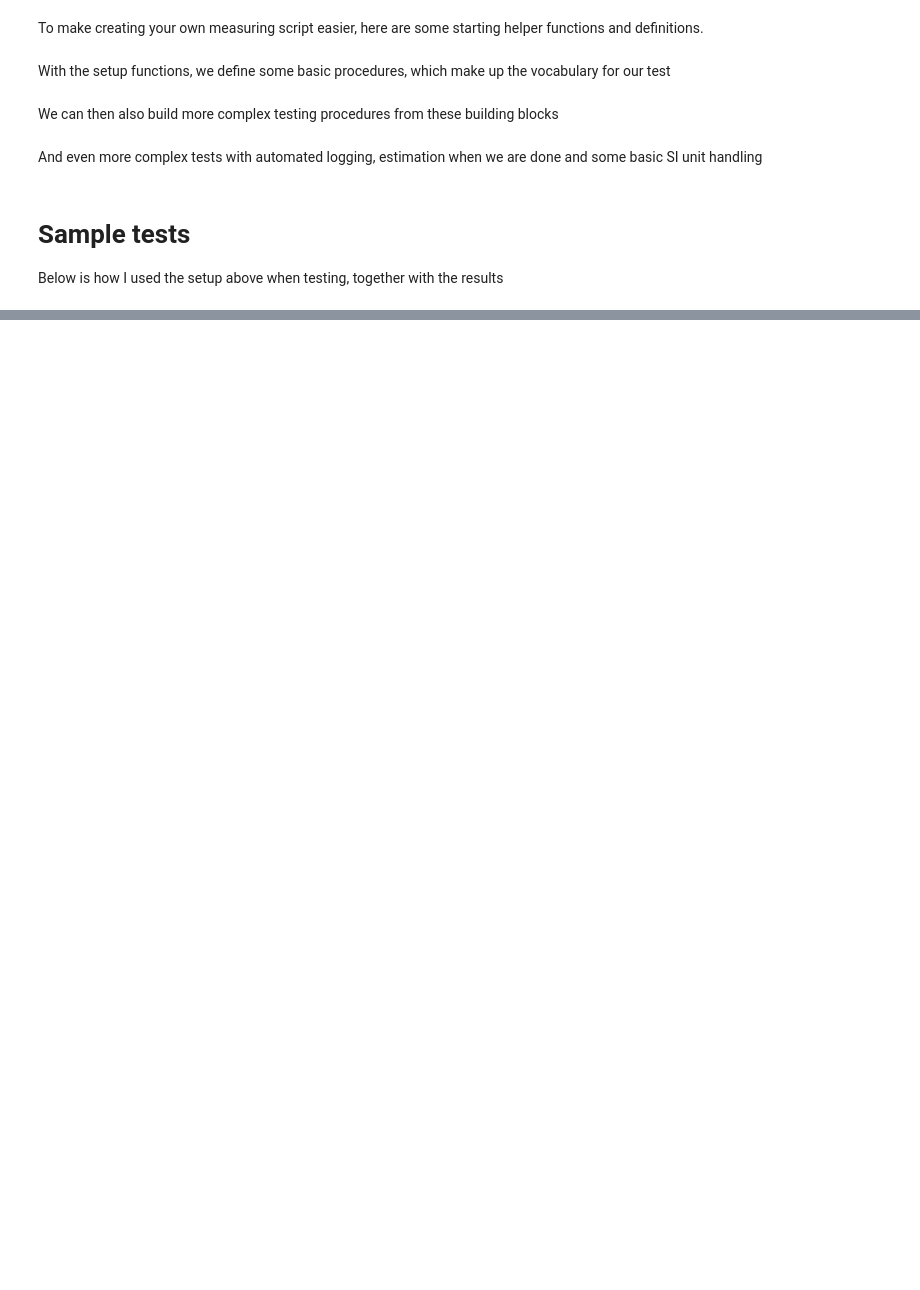
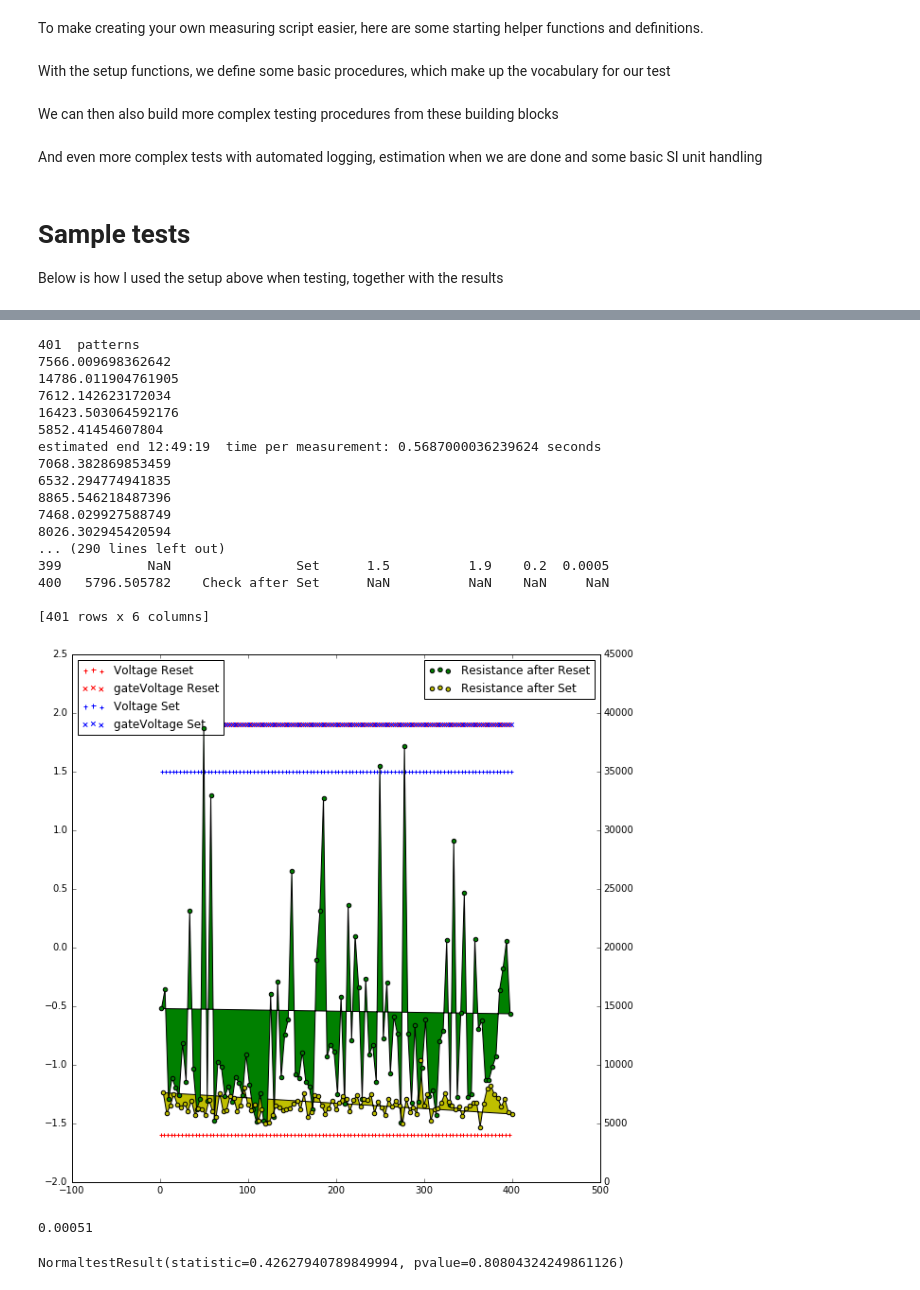
Before and after one commit to igor-krawczuk/agilentpyvisa, a Jupyter notebook: TestingToolbox.ipynb, the cells around one changed output, grey strips where cells are left out. Cells and saved outputs as stored; diff of their text form; code cells hidden in the pictures; blank space fills up the shorter version.

```diff
--- a/TestingToolbox.ipynb
+++ b/TestingToolbox.ipynb
@@ -481,0 +604,72 @@ grps[['postSet',]].var().plot(figsize=[10,5])
+# %%
+#baseV = ( i*1 for i in (-2800,1000))  #mV
+
+baseV =  (-1.6,1.5)  #mV
+
+basegate=1.9 #mV
+basewidth=1000e-6  #us
+
+r,s=baseV
+
+
+gate_perc=list(zip(np.ones(50),np.ones(50)))
+
+vP=len(gate_perc)*[(1,1)]
+widths=[(1000e-6,500e-6)]*len(gate_perc)
+slopes =len(gate_perc)* [(0.2,0.2)]
+
+
+job_pattern=get_pyramid_pattern(baseGateVoltages=(basegate,basegate),baseVoltages=baseV,
+                                gatePercentages=gate_perc,voltagePercentages=vP,slopes=slopes,widths=widths,
+                               checkR_every=1 )
+
+print(len(job_pattern)," patterns")
+
+
+
+
+
+
+
+
+
+if 1:
+    job_done=consume_patterns(job_pattern,10,print_check=True)
+    rdf=parse_job_results(job_done)
+    rdf.to_csv("{}_pyramid.csv".format( datetime.now().strftime('%Y-%m-%d_%H-%M-%S')))
+    print(rdf)
+    plot_pattern_results(rdf,fill=True)
+# %% [output]
+401  patterns
+7566.009698362642
+14786.011904761905
+7612.142623172034
+16423.503064592176
+5852.41454607804
+estimated end 12:49:19  time per measurement: 0.5687000036239624 seconds
+7068.382869853459
+6532.294774941835
+8865.546218487396
+7468.029927588749
+8026.302945420594
+... (290 lines left out)
+399           NaN                Set      1.5          1.9    0.2  0.0005
+400   5796.505782    Check after Set      NaN          NaN    NaN     NaN
+
+[401 rows x 6 columns]
+[figure, added]
+# %%
+def reset_pulse_energy_estimate(peak,width,slope,lrs_res=2e3,hrs_res=15e3):
+    lrs_energy=(0.5*slope+(0.5-slope))*width*peak*peak/lrs_res
+    hrs_energy=(0.5*slope+(0.5-slope))*width*peak*peak/hrs_res
+    return lrs_energy+hrs_energy
+reset_pulse_energy_estimate(-1.5,1,0.2)
+# %% [output]
+0.00051
+# %%
+import scipy.stats as stat
+from sklearn.naive_bayes import GaussianNB
+
+stat.normaltest(rdf.iloc[rdf[rdf['Type']=='Set'].index[0:-1]+1]['Resistance'].values)
+# %% [output]
+NormaltestResult(statistic=0.42627940789849994, pvalue=0.80804324249861126)
```
Also changed, not shown: parts of 25 cells of this notebook, 5 other files.
